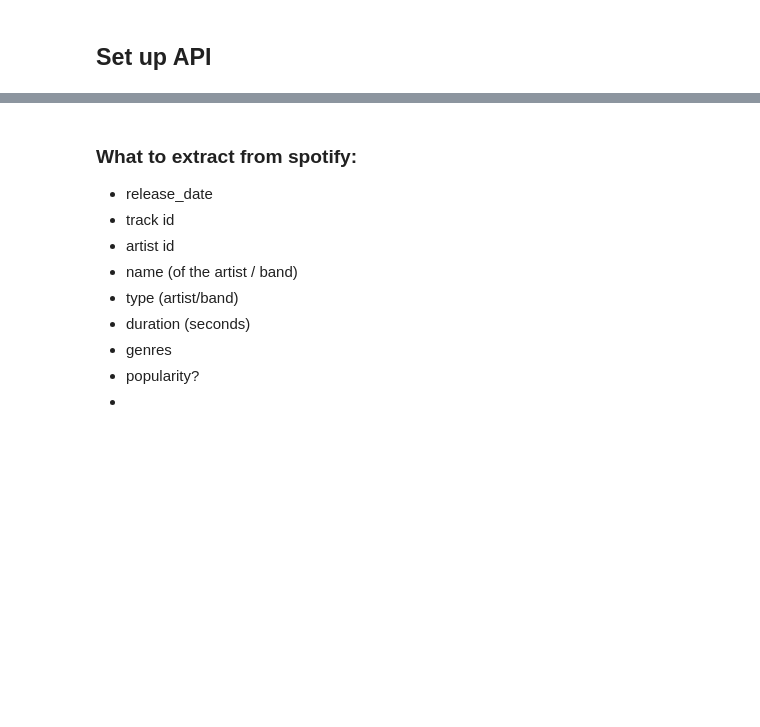
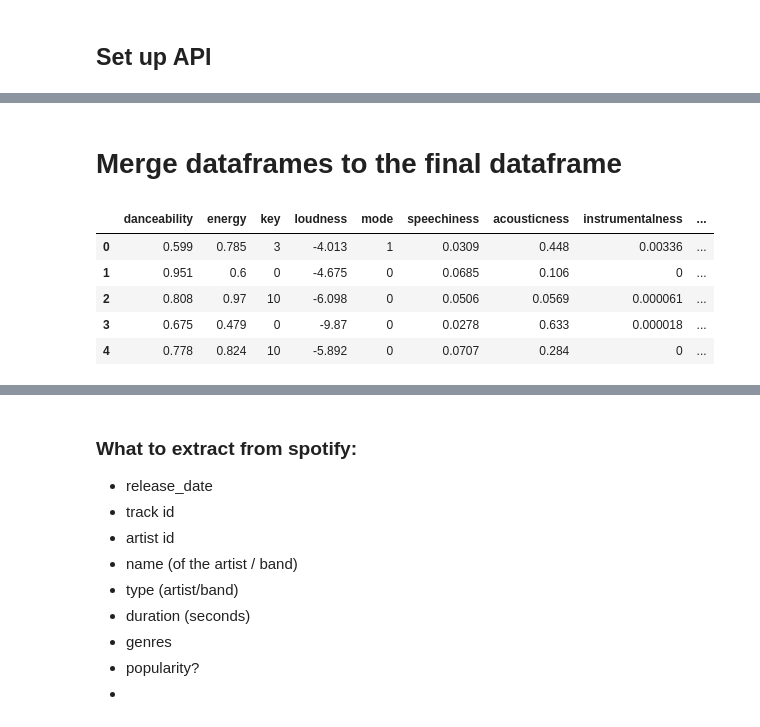
Before and after one commit to marukas-py/Top-songs-2006-2020, a Jupyter notebook: Songs_trends_2006_2020.ipynb, the cells around one changed output, grey strips where cells are left out. Drawn from its saved outputs; the diff is of its cells as text; code cells hidden in the pictures; blank space fills up the shorter version.

```diff
--- a/Songs_trends_2006_2020.ipynb
+++ b/Songs_trends_2006_2020.ipynb
@@ -124,0 +245,6 @@ track_name
+# %%
+df_audio_feautures.drop(df_audio_feautures[df_audio_feautures.error == 'API rate limit exceeded'].index,
+                    inplace = True)
+
+df_audio_feautures.drop(df_audio_feautures[df_audio_feautures.error == 'analysis not found'].index,
+                    inplace = True)
@@ -124,0 +255,11 @@ track_name
+# %% [markdown]
+# Merge dataframes to the final dataframe
+# %%
+df_audio_feautures.head()
+# %% [output]
+|  | danceability | energy | key | loudness | mode | speechiness | acousticness | instrumentalness | ... |
+| 0 | 0.599 | 0.785 | 3 | -4.013 | 1 | 0.0309 | 0.448 | 0.00336 | ... |
+| 1 | 0.951 | 0.6 | 0 | -4.675 | 0 | 0.0685 | 0.106 | 0 | ... |
+| 2 | 0.808 | 0.97 | 10 | -6.098 | 0 | 0.0506 | 0.0569 | 0.000061 | ... |
+| 3 | 0.675 | 0.479 | 0 | -9.87 | 0 | 0.0278 | 0.633 | 0.000018 | ... |
+| 4 | 0.778 | 0.824 | 10 | -5.892 | 0 | 0.0707 | 0.284 | 0 | ... |
```
Also changed, not shown: parts of 33 cells of this notebook.
